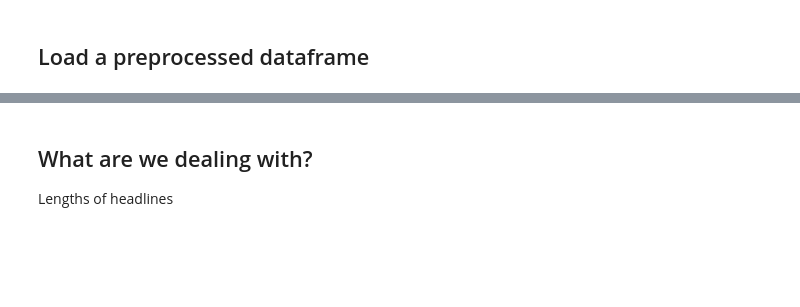
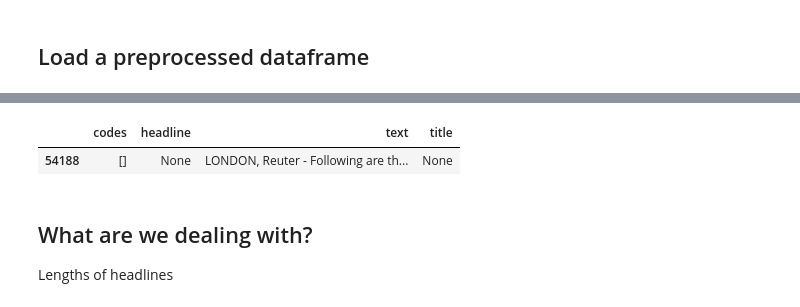
Before and after one commit to arpn/dl_group_project, a Jupyter notebook: text_project.ipynb, the cells around one changed output, grey strips where cells are left out. Cells and saved outputs as stored; diff of their text form; code cells hidden in the pictures; blank space fills up the shorter version.

```diff
--- a/text_project.ipynb
+++ b/text_project.ipynb
@@ -132 +148,6 @@ df[df['headline'].isnull()]
+# %%
+df[df['title'].isnull()]
+# %% [output]
+|  | codes | headline | text | title |
+| 54188 | [] | None | LONDON, Reuter - Following are th... | None |
 # %%
```
Also changed, not shown: parts of 27 cells of this notebook, 2 other files.
